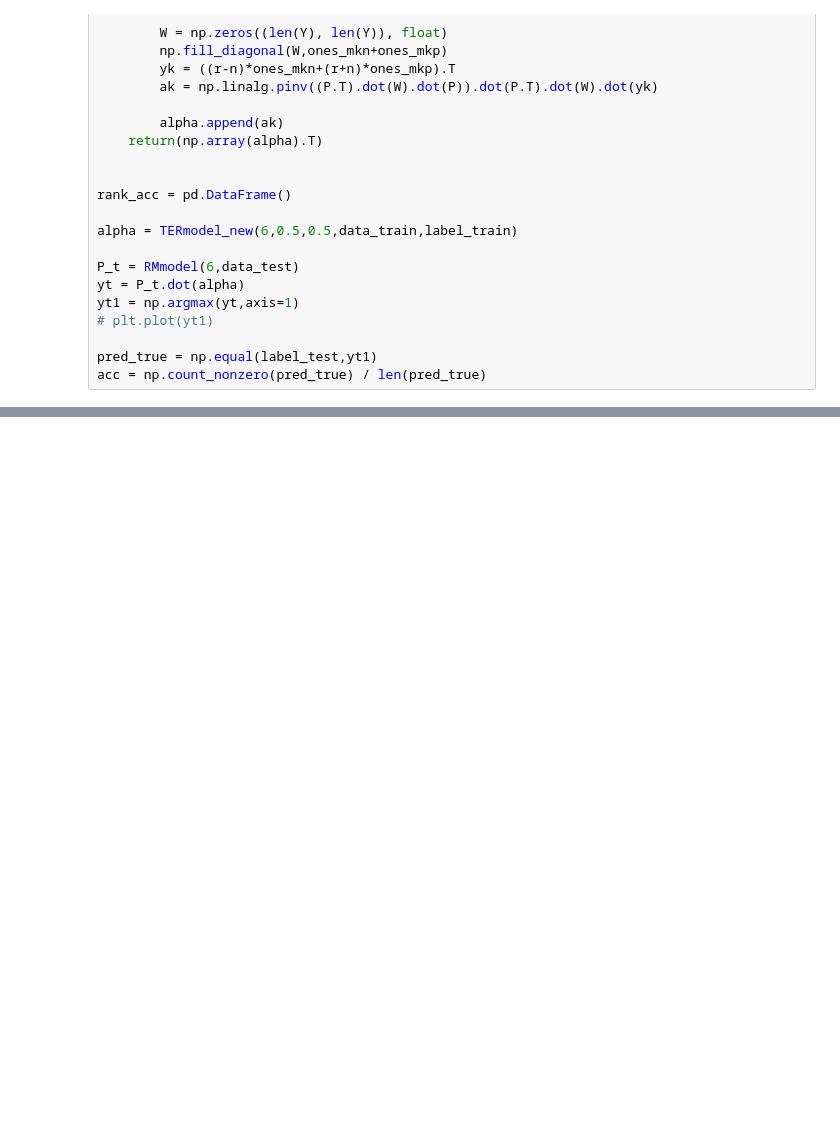
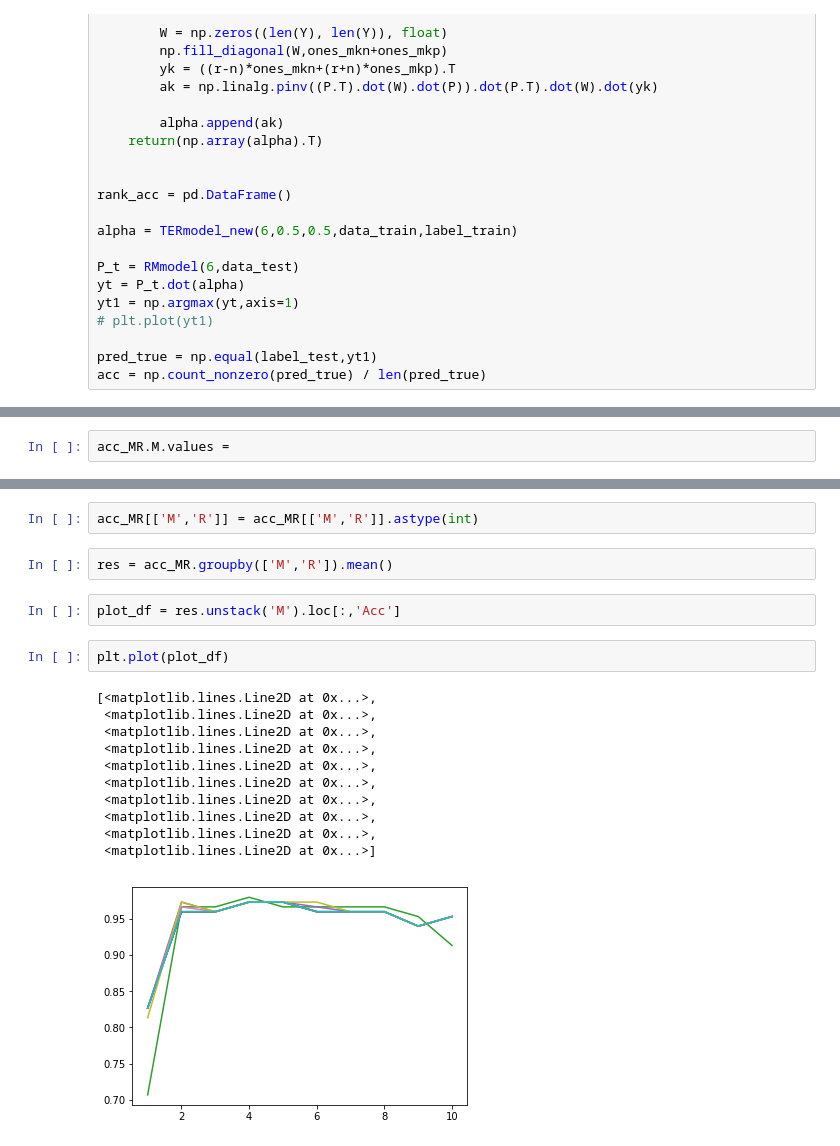
Before and after one commit to HERO-Kwon/MILab, a Jupyter notebook: 180529_TER/Untitled5.ipynb, the cells around one changed output, grey strips where cells are left out. Drawn from its saved outputs; the diff is of its cells as text; blank space fills up the shorter version.

```diff
--- a/180529_TER/Untitled5.ipynb
+++ b/180529_TER/Untitled5.ipynb
@@ -225,0 +799,2 @@ array([0, 0, 0, 0, 0, 0, 0, 0, 0, 0, 0, 0, 0, 0, 0, 0, 0, 0, 0, 0, 0, 0,
+# %%
+acc_MR.M.values =
@@ -225,0 +819,20 @@ array([0, 0, 0, 0, 0, 0, 0, 0, 0, 0, 0, 0, 0, 0, 0, 0, 0, 0, 0, 0, 0, 0,
+# %%
+acc_MR[['M','R']] = acc_MR[['M','R']].astype(int)
+# %%
+res = acc_MR.groupby(['M','R']).mean()
+# %%
+plot_df = res.unstack('M').loc[:,'Acc']
+# %%
+plt.plot(plot_df)
+# %% [output]
+[<matplotlib.lines.Line2D at 0x...>,
+ <matplotlib.lines.Line2D at 0x...>,
+ <matplotlib.lines.Line2D at 0x...>,
+ <matplotlib.lines.Line2D at 0x...>,
+ <matplotlib.lines.Line2D at 0x...>,
+ <matplotlib.lines.Line2D at 0x...>,
+ <matplotlib.lines.Line2D at 0x...>,
+ <matplotlib.lines.Line2D at 0x...>,
+ <matplotlib.lines.Line2D at 0x...>,
+ <matplotlib.lines.Line2D at 0x...>]
+[figure, added]
```
Also changed, not shown: parts of 91 cells of this notebook, 1 other file.
